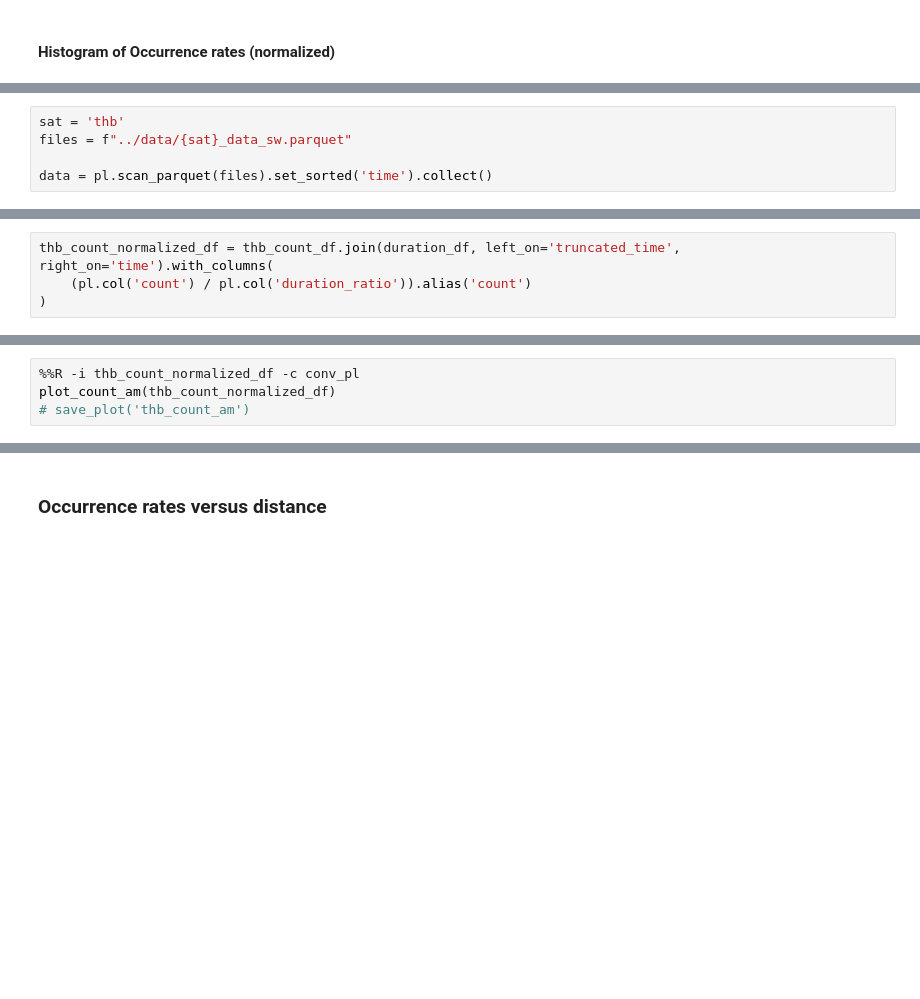
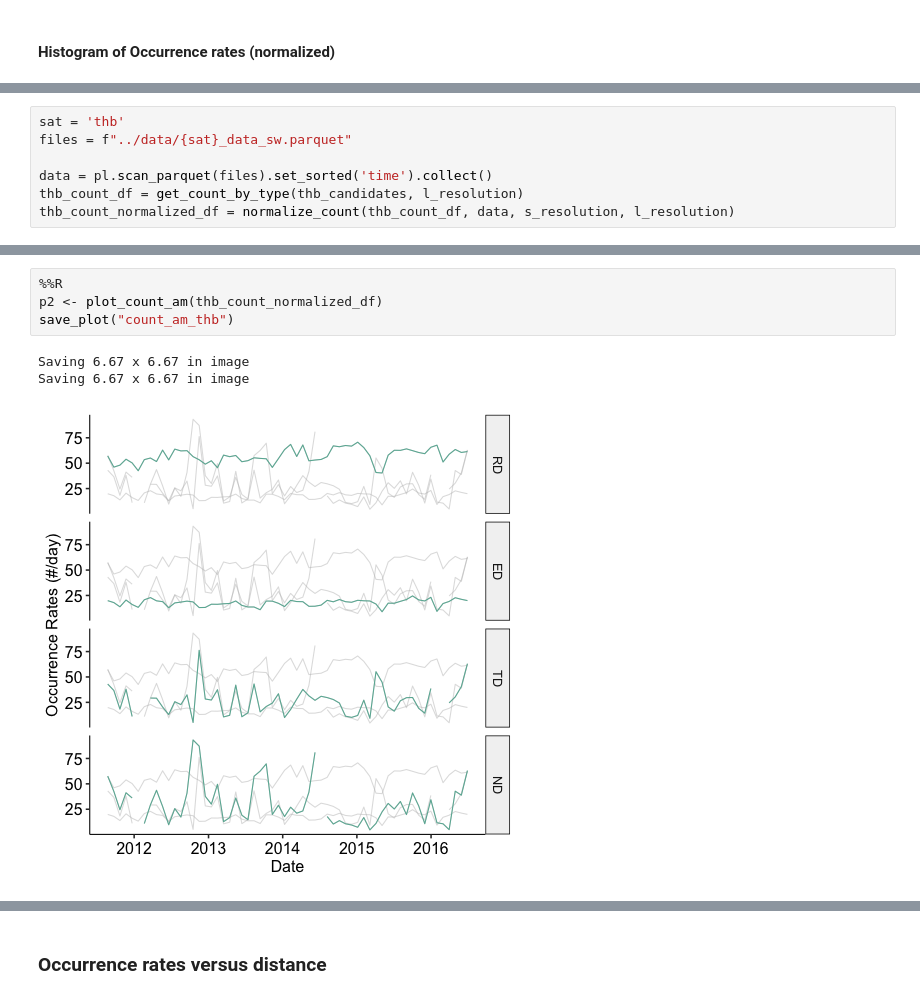
Before and after one commit to Beforerr/planet, a Jupyter notebook: nbs/_test.ipynb, the cells around one changed output, grey strips where cells are left out. Cells and saved outputs as stored; diff of their text form; blank space fills up the shorter version.

```diff
--- a/nbs/_test.ipynb
+++ b/nbs/_test.ipynb
@@ -402,3 +546,5 @@ sat = 'thb'
 files = f"../data/{sat}_data_sw.parquet"
 
 data = pl.scan_parquet(files).set_sorted('time').collect()
+thb_count_df = get_count_by_type(thb_candidates, l_resolution)
+thb_count_normalized_df = normalize_count(thb_count_df, data, s_resolution, l_resolution)
@@ -424,4 +550,0 @@ thb_count_df = get_count_by_type(
-# %%
-thb_count_normalized_df = thb_count_df.join(duration_df, left_on='truncated_time', right_on='time').with_columns(
-    (pl.col('count') / pl.col('duration_ratio')).alias('count')
-)
@@ -428,4 +576,8 @@ thb_count_normalized_df = thb_count_df.join(duration_df, left_on='truncated_time
 # %%
-%%R -i thb_count_normalized_df -c conv_pl
-plot_count_am(thb_count_normalized_df)
-# save_plot('thb_count_am')
+%%R
+p2 <- plot_count_am(thb_count_normalized_df)
+save_plot("count_am_thb")
+# %% [output]
+Saving 6.67 x 6.67 in image
+Saving 6.67 x 6.67 in image
+[figure, added]
```
Also changed, not shown: parts of 31 cells of this notebook, 18 other files.
